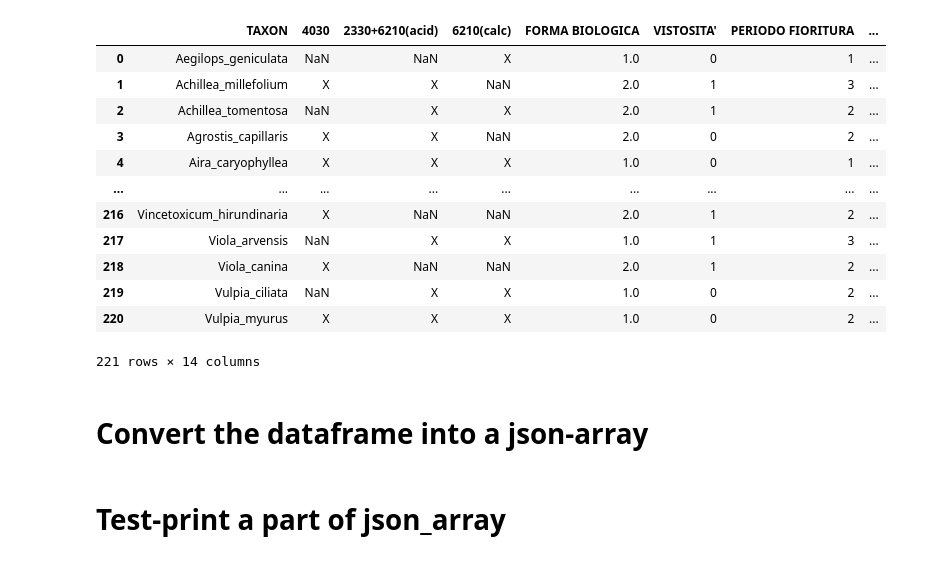
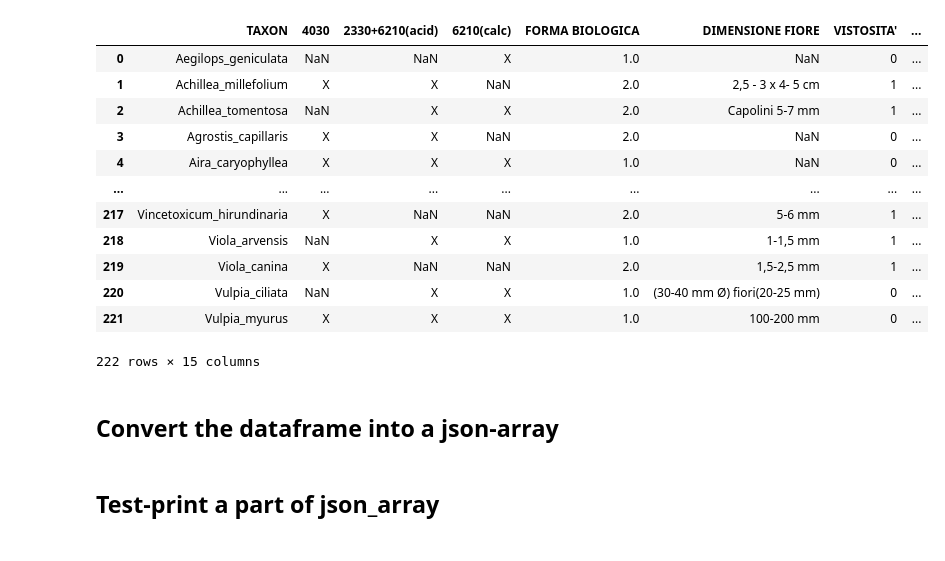
Before and after one commit to Amatofrancesco99/Ornamental-value-estimation, a Jupyter notebook: ornamental_value_estimation.ipynb, the cells around one changed output. Saved outputs shown, nothing was run; the diff lists cells and outputs as text; code cells hidden in the pictures.

```diff
--- a/ornamental_value_estimation.ipynb
+++ b/ornamental_value_estimation.ipynb
@@ -2,26 +23,34 @@
 import pandas as pd
 import json
 # %%
+# Import useful datasets
+
+# Ornamental plants dataset
+raw = "http://csu.unipv.it/wp-content/uploads/2022/01/Database_ornamentali_grezzo.xls"
+
+# Plants dataset, with scores
 with_scores = "http://csu.unipv.it/wp-content/uploads/2022/01/Database_ornamentali_201006-con-punteggi.xls"
-# raw = "http://csu.unipv.it/wp-content/uploads/2022/01/Database_ornamentali_grezzo.xls"
 # %%
-df = pd.read_excel(with_scores)
+# Get dataframes starting from existing paths
+raw_df = pd.read_excel(raw)
+with_scores_df = pd.read_excel(with_scores)
 # %%
-df
+# print raw_df
+raw_df
 # %% [output]
-|  | TAXON | 4030 | 2330+6210(acid) | 6210(calc) | FORMA BIOLOGICA | VISTOSITA' | PERIODO FIORITURA | ... |
-| 0 | Aegilops_geniculata | NaN | NaN | X | 1.0 | 0 | 1 | ... |
-| 1 | Achillea_millefolium | X | X | NaN | 2.0 | 1 | 3 | ... |
-| 2 | Achillea_tomentosa | NaN | X | X | 2.0 | 1 | 2 | ... |
-| 3 | Agrostis_capillaris | X | X | NaN | 2.0 | 0 | 2 | ... |
-| 4 | Aira_caryophyllea | X | X | X | 1.0 | 0 | 1 | ... |
+|  | TAXON | 4030 | 2330+6210(acid) | 6210(calc) | FORMA BIOLOGICA | DIMENSIONE FIORE | VISTOSITA' | ... |
+| 0 | Aegilops_geniculata | NaN | NaN | X | 1.0 | NaN | 0 | ... |
+| 1 | Achillea_millefolium | X | X | NaN | 2.0 | 2,5 - 3 x 4- 5 cm | 1 | ... |
+| 2 | Achillea_tomentosa | NaN | X | X | 2.0 | Capolini 5-7 mm | 1 | ... |
+| 3 | Agrostis_capillaris | X | X | NaN | 2.0 | NaN | 0 | ... |
+| 4 | Aira_caryophyllea | X | X | X | 1.0 | NaN | 0 | ... |
 | ... | ... | ... | ... | ... | ... | ... | ... | ... |
-| 216 | Vincetoxicum_hirundinaria | X | NaN | NaN | 2.0 | 1 | 2 | ... |
-| 217 | Viola_arvensis | NaN | X | X | 1.0 | 1 | 3 | ... |
-| 218 | Viola_canina | X | NaN | NaN | 2.0 | 1 | 2 | ... |
-| 219 | Vulpia_ciliata | NaN | X | X | 1.0 | 0 | 2 | ... |
-| 220 | Vulpia_myurus | X | X | X | 1.0 | 0 | 2 | ... |
+| 217 | Vincetoxicum_hirundinaria | X | NaN | NaN | 2.0 | 5-6 mm | 1 | ... |
+| 218 | Viola_arvensis | NaN | X | X | 1.0 | 1-1,5 mm | 1 | ... |
+| 219 | Viola_canina | X | NaN | NaN | 2.0 | 1,5-2,5 mm | 1 | ... |
+| 220 | Vulpia_ciliata | NaN | X | X | 1.0 | (30-40 mm Ø) fiori(20-25 mm) | 0 | ... |
+| 221 | Vulpia_myurus | X | X | X | 1.0 | 100-200 mm | 0 | ... |
-221 rows × 14 columns
+222 rows × 15 columns
 # %%
 def row_to_json(row):
 
@@ -70,5 +96,5 @@ def dataframe_to_json_array(df):
     json_array+=" ]}"
     return json_array
 # %% [markdown]
-# Convert the dataframe into a json-array
+## Convert the dataframe into a json-array
 # %%
@@ -76,5 +102,5 @@ json_array = dataframe_to_json_array(df)
 # %% [markdown]
-# Test-print a part of json_array
+## Test-print a part of json_array
 # %%
 json_array[:1000]
 # %% [output]
```
Also changed, not shown: parts of 12 cells of this notebook.
